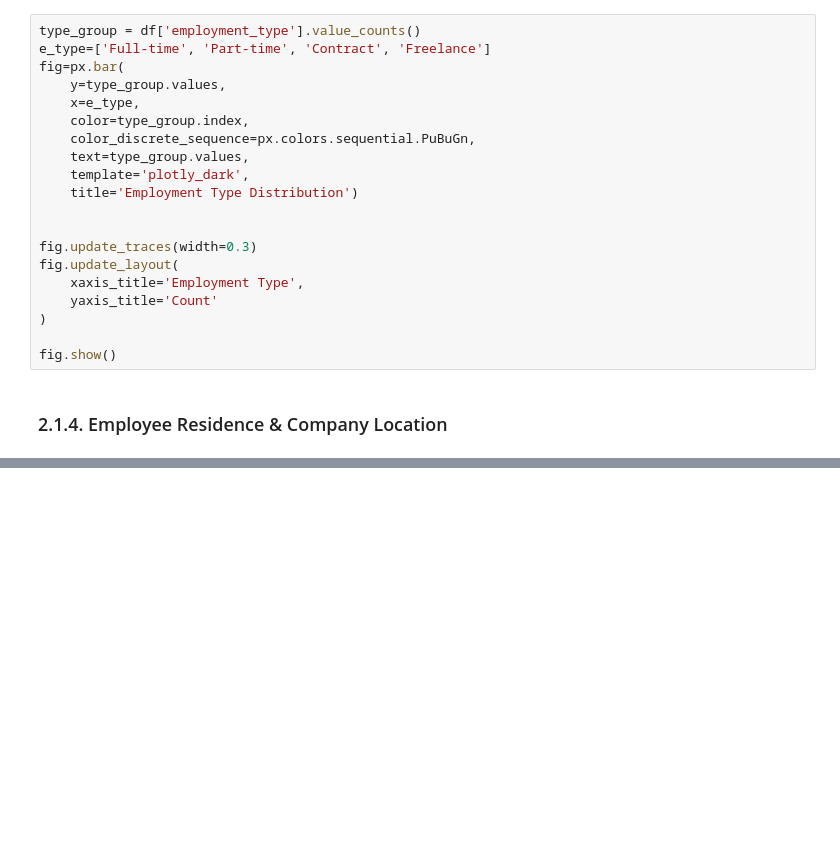
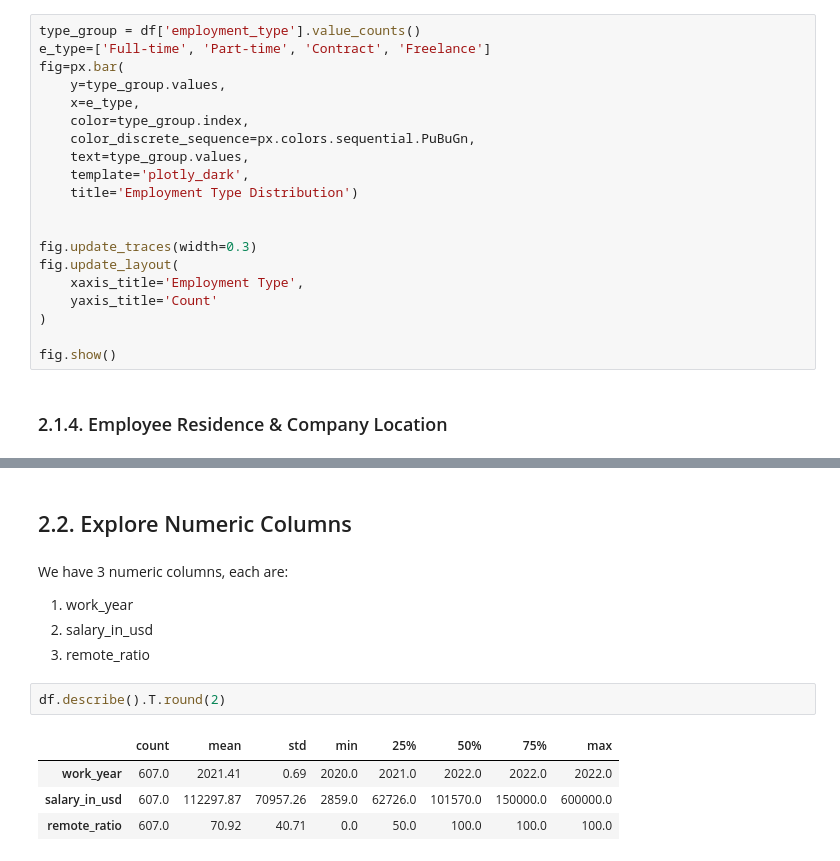
Before and after one commit to Rosiee0312/EDA_DataSciencejob_Salaries, a Jupyter notebook: Data_science_jobs.ipynb, the cells around one changed output, grey strips where cells are left out. Drawn from its saved outputs; the diff is of its cells as text; blank space fills up the shorter version.

```diff
--- a/Data_science_jobs.ipynb
+++ b/Data_science_jobs.ipynb
@@ -164,0 +208,14 @@ fig.show()
+# %% [markdown]
+## 2.2. Explore Numeric Columns
+# %% [markdown]
+We have 3 numeric columns, each are:
+1. work_year
+2. salary_in_usd
+3. remote_ratio
+# %%
+df.describe().T.round(2)
+# %% [output]
+|  | count | mean | std | min | 25% | 50% | 75% | max |
+| work_year | 607.0 | 2021.41 | 0.69 | 2020.0 | 2021.0 | 2022.0 | 2022.0 | 2022.0 |
+| salary_in_usd | 607.0 | 112297.87 | 70957.26 | 2859.0 | 62726.0 | 101570.0 | 150000.0 | 600000.0 |
+| remote_ratio | 607.0 | 70.92 | 40.71 | 0.0 | 50.0 | 100.0 | 100.0 | 100.0 |
```
Also changed, not shown: parts of 29 cells of this notebook.
